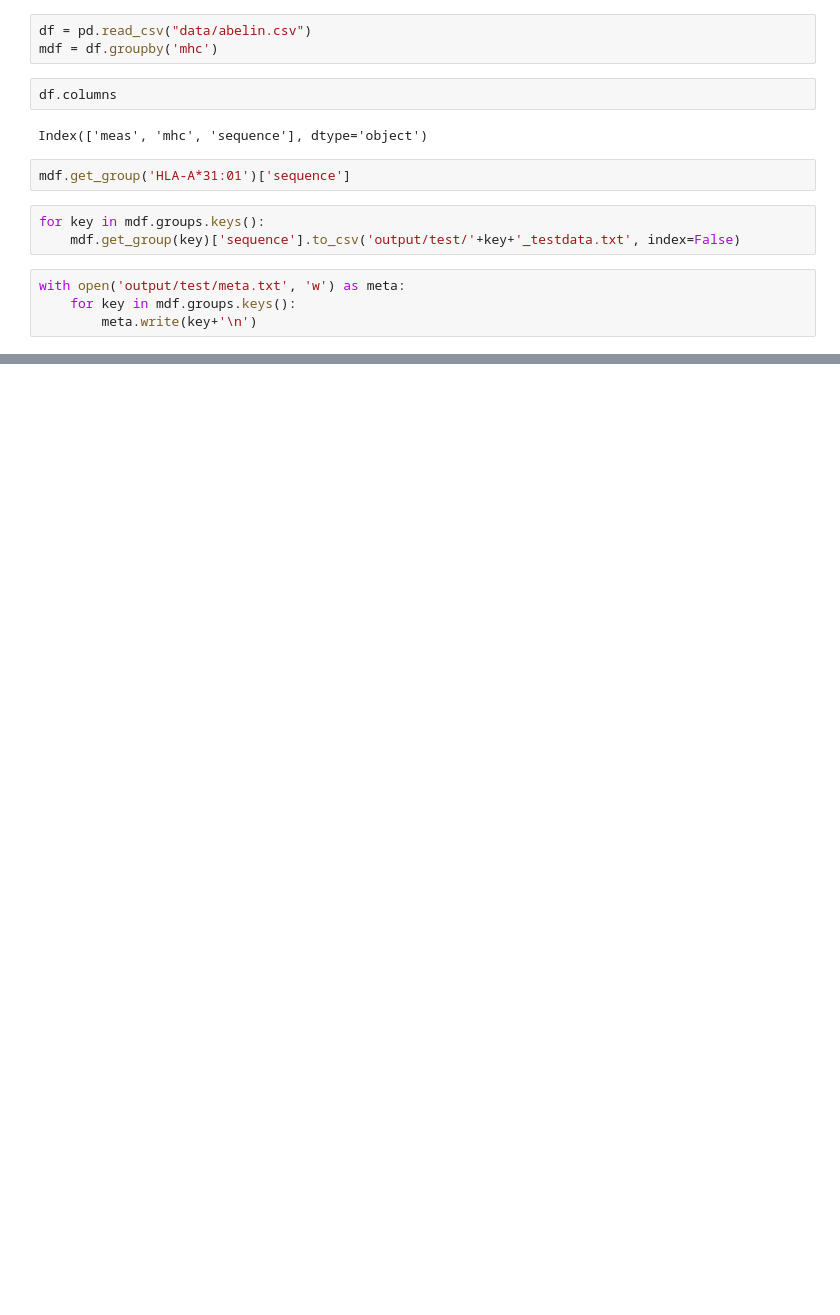
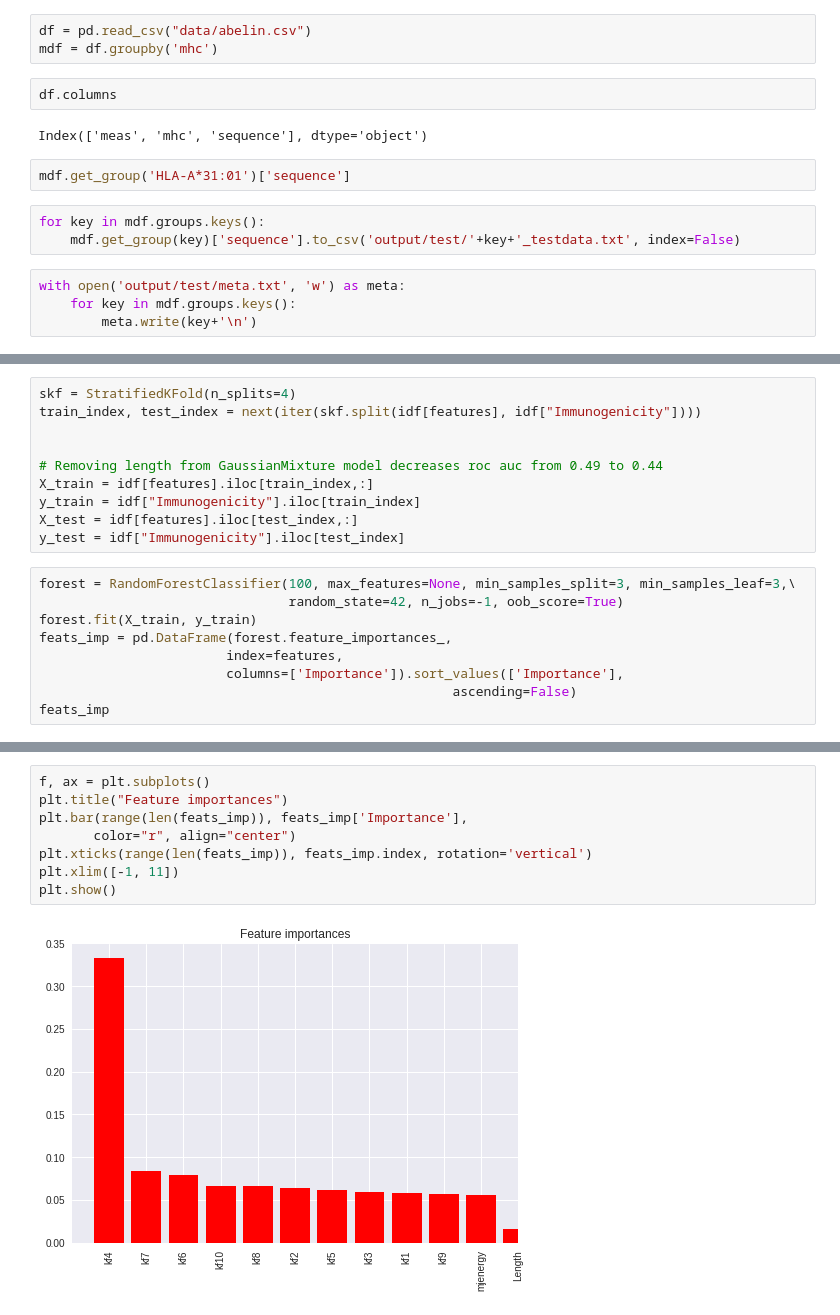
Before and after one commit to antigenomics/ipred, a Jupyter notebook: Untitled.ipynb, the cells around one changed output, grey strips where cells are left out. Drawn from its saved outputs; the diff is of its cells as text; blank space fills up the shorter version.

```diff
--- a/Untitled.ipynb
+++ b/Untitled.ipynb
@@ -182,0 +244,19 @@ with open('output/test/meta.txt', 'w') as meta:
+# %%
+skf = StratifiedKFold(n_splits=4)
+train_index, test_index = next(iter(skf.split(idf[features], idf["Immunogenicity"])))
+
+
+# Removing length from GaussianMixture model decreases roc auc from 0.49 to 0.44
+X_train = idf[features].iloc[train_index,:]
+y_train = idf["Immunogenicity"].iloc[train_index]
+X_test = idf[features].iloc[test_index,:]
+y_test = idf["Immunogenicity"].iloc[test_index]
+# %%
+forest = RandomForestClassifier(100, max_features=None, min_samples_split=3, min_samples_leaf=3,\
+                                random_state=42, n_jobs=-1, oob_score=True)
+forest.fit(X_train, y_train)
+feats_imp = pd.DataFrame(forest.feature_importances_,
+                        index=features,
+                        columns=['Importance']).sort_values(['Importance'],
+                                                     ascending=False)
+feats_imp
@@ -182,0 +277,10 @@ with open('output/test/meta.txt', 'w') as meta:
+# %%
+f, ax = plt.subplots()
+plt.title("Feature importances")
+plt.bar(range(len(feats_imp)), feats_imp['Importance'],
+       color="r", align="center")
+plt.xticks(range(len(feats_imp)), feats_imp.index, rotation='vertical')
+plt.xlim([-1, 11])
+plt.show()
+# %% [output]
+[figure, added]
```
Also changed, not shown: parts of 13 cells of this notebook, 10 other files.
